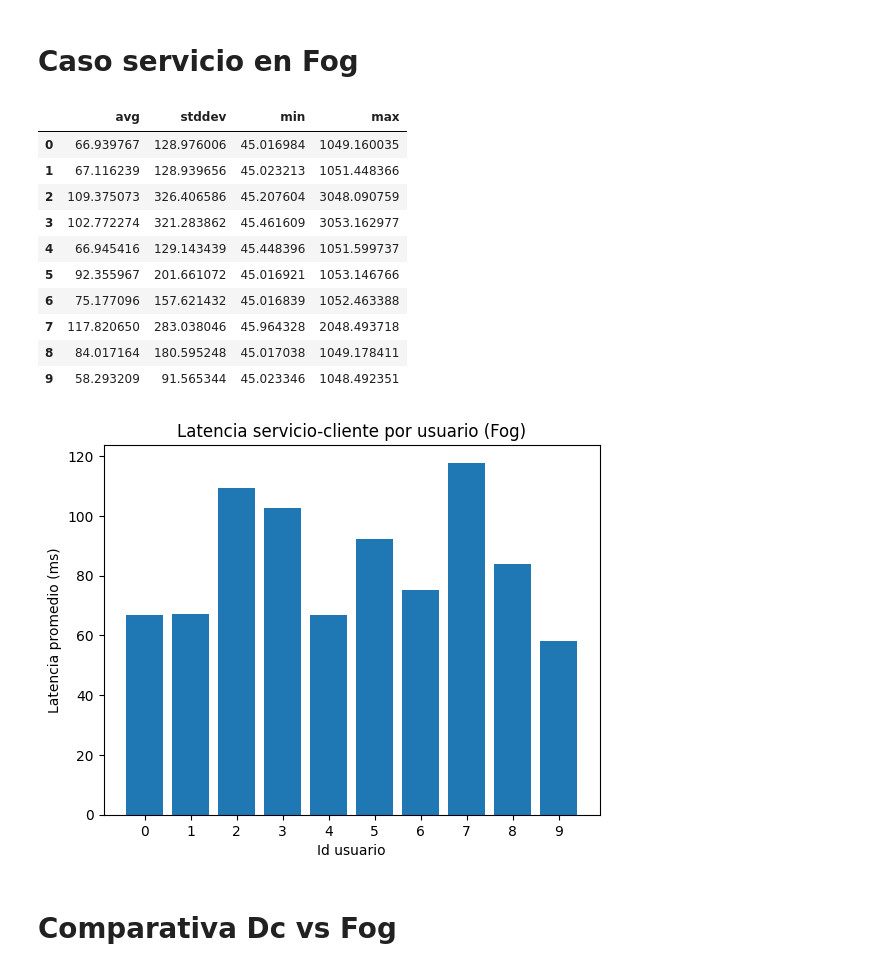
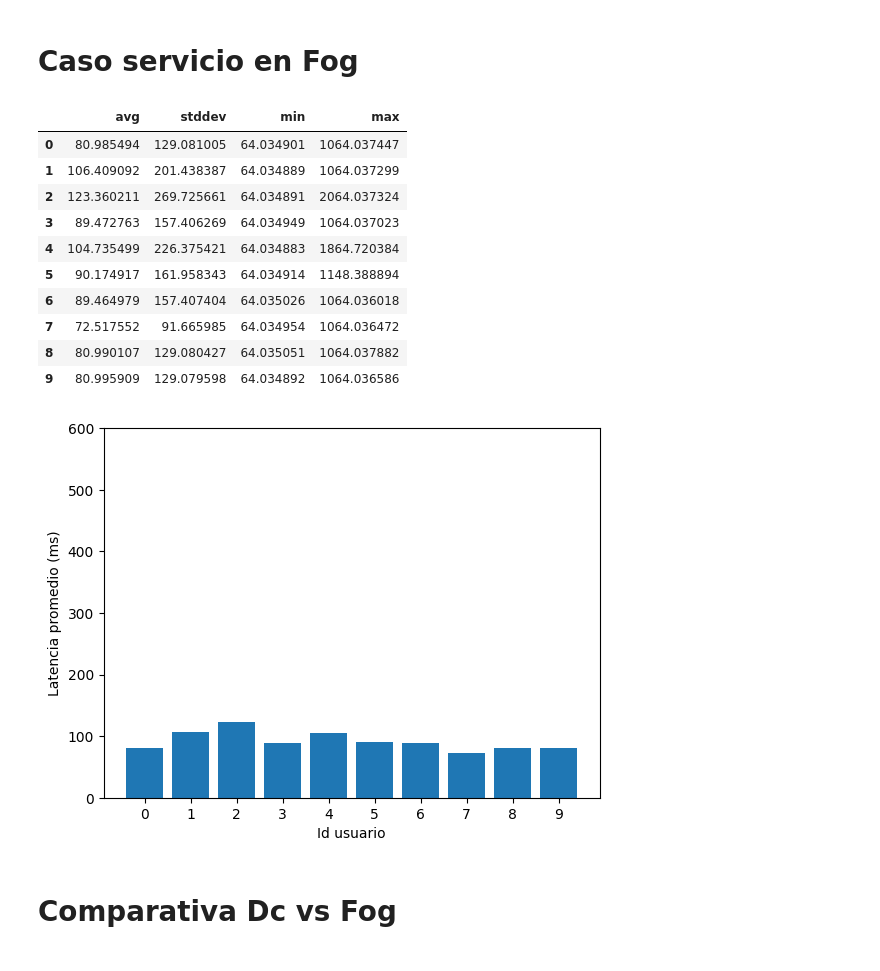
Before and after one commit to UlyssesDeAguilar/Simcan2Fog, a Jupyter notebook: simulations/EdgeMediumScenario/analysis/delays.ipynb, the cells around one changed output. Cells and saved outputs as stored; diff of their text form; code cells hidden in the pictures.

```diff
--- a/simulations/EdgeMediumScenario/analysis/delays.ipynb
+++ b/simulations/EdgeMediumScenario/analysis/delays.ipynb
@@ -39,7 +39,7 @@ targetDcDelay = pd.read_csv("targetDcDelay.csv",converters = {
     'vecvalue': parse_ndarray})
 
 # Filtramos end-to-end delay +  eliminamos los NaN
-vec = targetDcDelay[(targetDcDelay.name == 'endToEndDelay:vector') & (targetDcDelay.type == "vector")].sort_values(["module"])
+vec = targetDcDelay[(targetDcDelay.name == 'roundTripTime:vector') & (targetDcDelay.type == "vector")].sort_values(["module"])
 vec["vecvalue"] = vec["vecvalue"].apply(lambda x: x * 1000)
 
 data = []
@@ -84,7 +86,7 @@ targetFogDelay = pd.read_csv("targetFogDelay.csv",converters = {
     'vecvalue': parse_ndarray})
 
 # Filtramos end-to-end delay +  eliminamos los NaN
-vec = targetFogDelay[(targetFogDelay.name == 'endToEndDelay:vector') & (targetFogDelay.type == "vector")].sort_values(["module"])
+vec = targetFogDelay[(targetFogDelay.name == 'roundTripTime:vector') & (targetFogDelay.type == "vector")].sort_values(["module"])
 vec["vecvalue"] = vec["vecvalue"].apply(lambda x: x * 1000)
 
 data = []
@@ -97,26 +99,27 @@ usersFogDelay = pd.DataFrame(data, columns = ["avg", "stddev", "min", "max"])
 usersFogDelay
 # %% [output]
 |  | avg | stddev | min | max |
-| 0 | 66.939767 | 128.976006 | 45.016984 | 1049.160035 |
-| 1 | 67.116239 | 128.939656 | 45.023213 | 1051.448366 |
-| 2 | 109.375073 | 326.406586 | 45.207604 | 3048.090759 |
-| 3 | 102.772274 | 321.283862 | 45.461609 | 3053.162977 |
-| 4 | 66.945416 | 129.143439 | 45.448396 | 1051.599737 |
-| 5 | 92.355967 | 201.661072 | 45.016921 | 1053.146766 |
-| 6 | 75.177096 | 157.621432 | 45.016839 | 1052.463388 |
-| 7 | 117.820650 | 283.038046 | 45.964328 | 2048.493718 |
-| 8 | 84.017164 | 180.595248 | 45.017038 | 1049.178411 |
-| 9 | 58.293209 | 91.565344 | 45.023346 | 1048.492351 |
+| 0 | 80.985494 | 129.081005 | 64.034901 | 1064.037447 |
+| 1 | 106.409092 | 201.438387 | 64.034889 | 1064.037299 |
+| 2 | 123.360211 | 269.725661 | 64.034891 | 2064.037324 |
+| 3 | 89.472763 | 157.406269 | 64.034949 | 1064.037023 |
+| 4 | 104.735499 | 226.375421 | 64.034883 | 1864.720384 |
+| 5 | 90.174917 | 161.958343 | 64.034914 | 1148.388894 |
+| 6 | 89.464979 | 157.407404 | 64.035026 | 1064.036018 |
+| 7 | 72.517552 | 91.665985 | 64.034954 | 1064.036472 |
+| 8 | 80.990107 | 129.080427 | 64.035051 | 1064.037882 |
+| 9 | 80.995909 | 129.079598 | 64.034892 | 1064.036586 |
 # %%
-plt.title("Latencia servicio-cliente por usuario (Fog)")
 plt.ylabel("Latencia promedio (ms)")
 plt.xlabel("Id usuario")
 plt.bar(usersFogDelay.index, usersFogDelay.avg) #drawstyle='steps-post')
 ax = plt.gca()
 ax.set_xticks(range(0,10))
-plt.show()
+ax.set_ylim([0,600])
+fig = plt.gcf()
+fig.savefig("mediumDelaysFog.pdf")
 # %% [output]
-[figure, old version]
+[figure, new version]
 # %% [markdown]
 # Comparativa Dc vs Fog
 # %%
```
Also changed, not shown: parts of 5 cells of this notebook, 26 other files.
